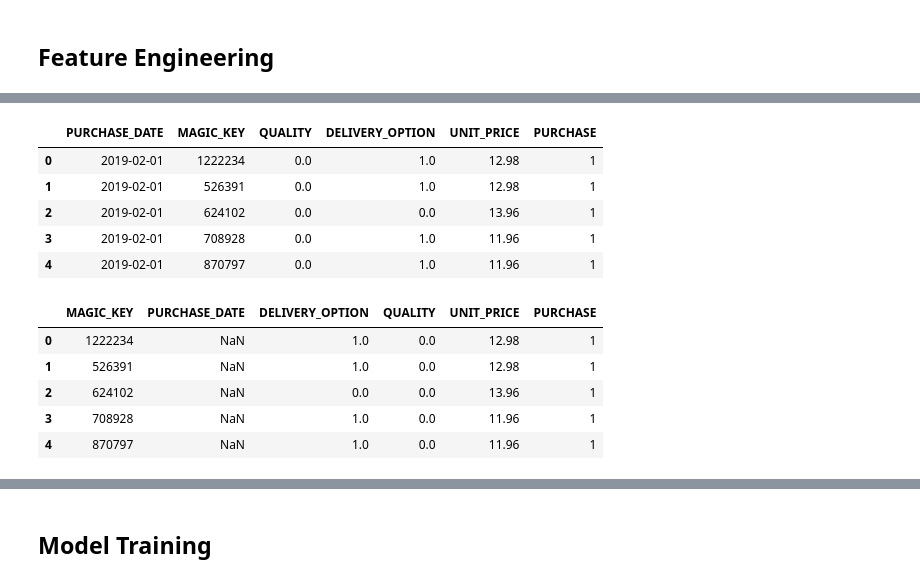
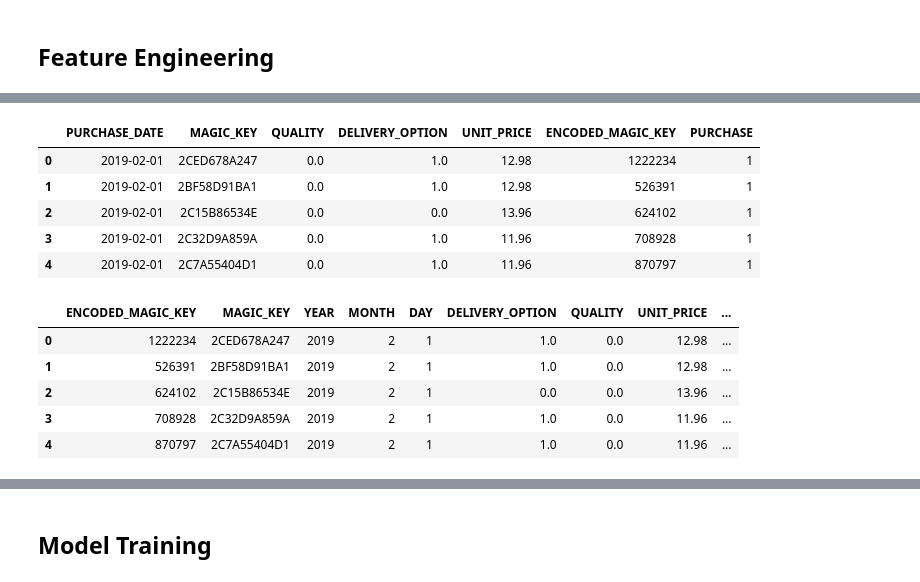
Before and after one commit to Exile404/Robi-Datathon, a Jupyter notebook: Problem1/Problem1 Zun.ipynb, the cells around one changed output, grey strips where cells are left out. Drawn from its saved outputs; the diff is of its cells as text; code cells hidden in the pictures.

```diff
--- a/Problem1/Problem1 Zun.ipynb
+++ b/Problem1/Problem1 Zun.ipynb
@@ -172,7 +172,7 @@ dtype: int64
 # %% [markdown]
 ## Feature Engineering
 # %%
-merged_df["MAGIC_KEY"] = le.fit_transform(merged_df["MAGIC_KEY"])
+merged_df["ENCODED_MAGIC_KEY"] = le.fit_transform(merged_df["MAGIC_KEY"])
 # %%
 merged_df.info()
 # %% [output]
@@ -236,12 +239,15 @@ dtype: int64
 merged_df = merged_df.drop(columns=["MILK", "MEAT"])
 merged_df.head()
 # %% [output]
-|  | PURCHASE_DATE | MAGIC_KEY | QUALITY | DELIVERY_OPTION | UNIT_PRICE | PURCHASE |
-| 0 | 2019-02-01 | 1222234 | 0.0 | 1.0 | 12.98 | 1 |
-| 1 | 2019-02-01 | 526391 | 0.0 | 1.0 | 12.98 | 1 |
-| 2 | 2019-02-01 | 624102 | 0.0 | 0.0 | 13.96 | 1 |
-| 3 | 2019-02-01 | 708928 | 0.0 | 1.0 | 11.96 | 1 |
-| 4 | 2019-02-01 | 870797 | 0.0 | 1.0 | 11.96 | 1 |
+|  | PURCHASE_DATE | MAGIC_KEY | QUALITY | DELIVERY_OPTION | UNIT_PRICE | ENCODED_MAGIC_KEY | PURCHASE |
+| 0 | 2019-02-01 | 2CED678A247 | 0.0 | 1.0 | 12.98 | 1222234 | 1 |
+| 1 | 2019-02-01 | 2BF58D91BA1 | 0.0 | 1.0 | 12.98 | 526391 | 1 |
+| 2 | 2019-02-01 | 2C15B86534E | 0.0 | 0.0 | 13.96 | 624102 | 1 |
+| 3 | 2019-02-01 | 2C32D9A859A | 0.0 | 1.0 | 11.96 | 708928 | 1 |
+| 4 | 2019-02-01 | 2C7A55404D1 | 0.0 | 1.0 | 11.96 | 870797 | 1 |
+# %%
+# Filter out data from first 15 days of every months
+merged_df = merged_df[merged_df["PURCHASE_DATE"].dt.day <= 15]
 # %%
 merged_df["YEAR"] = merged_df["PURCHASE_DATE"].dt.year
 merged_df["MONTH"] = merged_df["PURCHASE_DATE"].dt.month
@@ -249,13 +255,13 @@ merged_df["DAY"] = merged_df["PURCHASE_DATE"].dt.day
 
 merged_df = merged_df.drop(columns=["PURCHASE_DATE"])
 # %%
-col_order = ["MAGIC_KEY", "PURCHASE_DATE", "DELIVERY_OPTION", "QUALITY", "UNIT_PRICE", "PURCHASE"]
+col_order = ["ENCODED_MAGIC_KEY", "MAGIC_KEY", "YEAR", "MONTH", "DAY", "DELIVERY_OPTION", "QUALITY", "UNIT_PRICE", "PURCHASE"]
 merged_df = merged_df.reindex(columns=col_order)
 merged_df.head()
 # %% [output]
-|  | MAGIC_KEY | PURCHASE_DATE | DELIVERY_OPTION | QUALITY | UNIT_PRICE | PURCHASE |
-| 0 | 1222234 | NaN | 1.0 | 0.0 | 12.98 | 1 |
-| 1 | 526391 | NaN | 1.0 | 0.0 | 12.98 | 1 |
-| 2 | 624102 | NaN | 0.0 | 0.0 | 13.96 | 1 |
-| 3 | 708928 | NaN | 1.0 | 0.0 | 11.96 | 1 |
-| 4 | 870797 | NaN | 1.0 | 0.0 | 11.96 | 1 |
+|  | ENCODED_MAGIC_KEY | MAGIC_KEY | YEAR | MONTH | DAY | DELIVERY_OPTION | QUALITY | UNIT_PRICE | ... |
+| 0 | 1222234 | 2CED678A247 | 2019 | 2 | 1 | 1.0 | 0.0 | 12.98 | ... |
+| 1 | 526391 | 2BF58D91BA1 | 2019 | 2 | 1 | 1.0 | 0.0 | 12.98 | ... |
+| 2 | 624102 | 2C15B86534E | 2019 | 2 | 1 | 0.0 | 0.0 | 13.96 | ... |
+| 3 | 708928 | 2C32D9A859A | 2019 | 2 | 1 | 1.0 | 0.0 | 11.96 | ... |
+| 4 | 870797 | 2C7A55404D1 | 2019 | 2 | 1 | 1.0 | 0.0 | 11.96 | ... |
```
Also changed, not shown: parts of 21 cells of this notebook, 1 other file.
